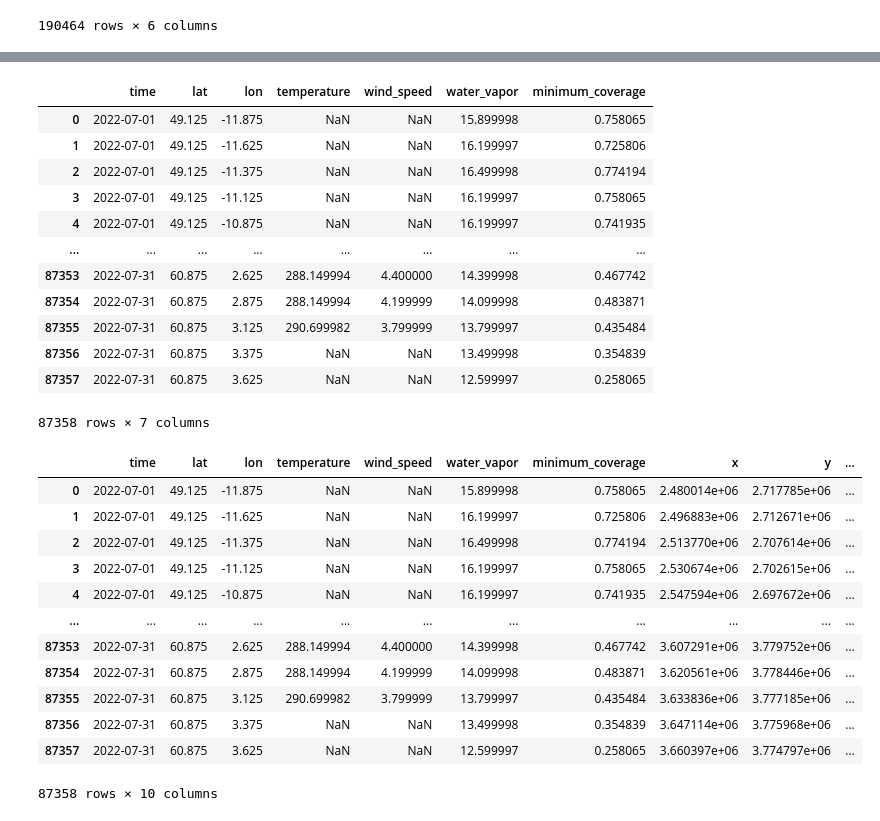
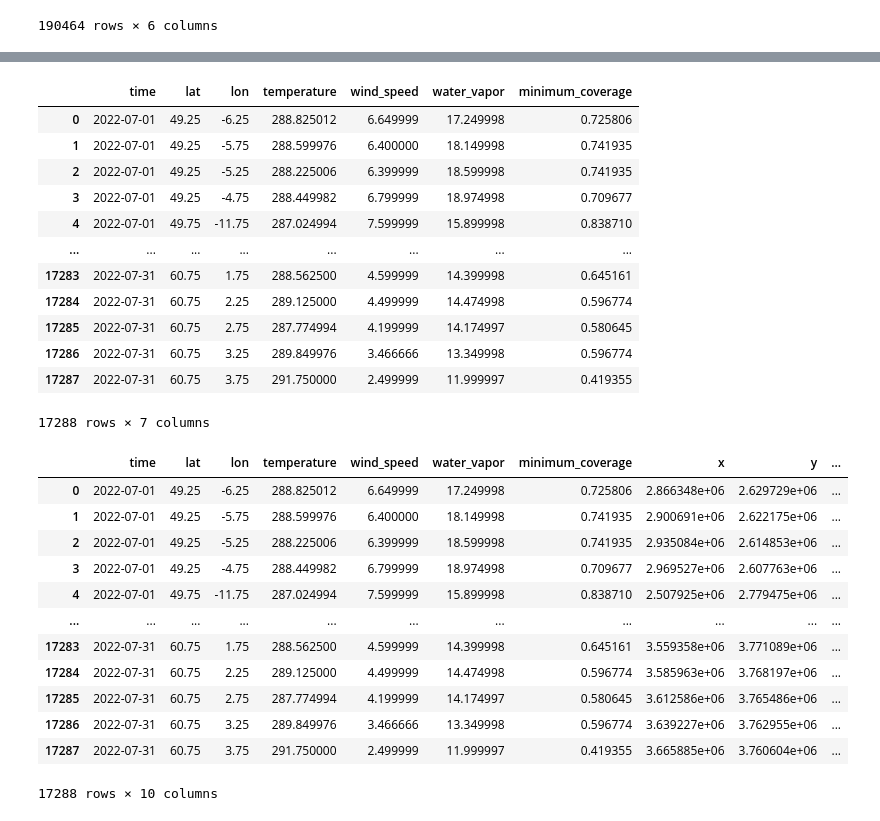
Before and after one commit to robertyav/multivariateproject2, a Jupyter notebook: July_GreatBritain_CN.ipynb, the cells around one changed output, grey strips where cells are left out. Cells and saved outputs as stored; diff of their text form; code cells hidden in the pictures.

```diff
--- a/July_GreatBritain_CN.ipynb
+++ b/July_GreatBritain_CN.ipynb
@@ -74,3 +74,34 @@ points_month = (
         }
     )
 )
+# %%
+coarse_data = (
+    month_data
+    .coarsen(
+        lat=2,
+        lon=2,
+        boundary="trim"
+    )
+    .mean()
+)
+
+points_coarse = (
+    coarse_data
+    .to_dataframe()
+    .reset_index()
+    .rename(
+        columns={
+            "sea_surface_temperature": "temperature"
+        }
+    )
+    .dropna(
+        subset=[
+            "temperature",
+            "wind_speed",
+            "water_vapor"
+        ]
+    )
+)
+
+print("Original observations:", len(points_month))
+print("Coarsened observations:", len(points_coarse))
@@ -100,7 +150,7 @@ model_variables = [
 n_time_records = month_data.sizes["time"]
 
 coverage = (
-    month_points
+    points_coarse
     .groupby(["lat", "lon"])[model_variables]
     .count()
     / n_time_records
@@ -257,20 +291,20 @@ points_month
 # %%
-cleaned = points_month.merge(eligible_coords[["lat", "lon", "minimum_coverage"]], how="inner", on=["lat", "lon"])
+cleaned = points_coarse.merge(eligible_coords[["lat", "lon", "minimum_coverage"]], how="inner", on=["lat", "lon"])
 cleaned
 # %% [output]
 |  | time | lat | lon | temperature | wind_speed | water_vapor | minimum_coverage |
-| 0 | 2022-07-01 | 49.125 | -11.875 | NaN | NaN | 15.899998 | 0.758065 |
-| 1 | 2022-07-01 | 49.125 | -11.625 | NaN | NaN | 16.199997 | 0.725806 |
-| 2 | 2022-07-01 | 49.125 | -11.375 | NaN | NaN | 16.499998 | 0.774194 |
-| 3 | 2022-07-01 | 49.125 | -11.125 | NaN | NaN | 16.199997 | 0.758065 |
-| 4 | 2022-07-01 | 49.125 | -10.875 | NaN | NaN | 16.199997 | 0.741935 |
+| 0 | 2022-07-01 | 49.25 | -6.25 | 288.825012 | 6.649999 | 17.249998 | 0.725806 |
+| 1 | 2022-07-01 | 49.25 | -5.75 | 288.599976 | 6.400000 | 18.149998 | 0.741935 |
+| 2 | 2022-07-01 | 49.25 | -5.25 | 288.225006 | 6.399999 | 18.599998 | 0.741935 |
+| 3 | 2022-07-01 | 49.25 | -4.75 | 288.449982 | 6.799999 | 18.974998 | 0.709677 |
+| 4 | 2022-07-01 | 49.75 | -11.75 | 287.024994 | 7.599999 | 15.899998 | 0.838710 |
 | ... | ... | ... | ... | ... | ... | ... | ... |
-| 87353 | 2022-07-31 | 60.875 | 2.625 | 288.149994 | 4.400000 | 14.399998 | 0.467742 |
-| 87354 | 2022-07-31 | 60.875 | 2.875 | 288.149994 | 4.199999 | 14.099998 | 0.483871 |
-| 87355 | 2022-07-31 | 60.875 | 3.125 | 290.699982 | 3.799999 | 13.799997 | 0.435484 |
-| 87356 | 2022-07-31 | 60.875 | 3.375 | NaN | NaN | 13.499998 | 0.354839 |
-| 87357 | 2022-07-31 | 60.875 | 3.625 | NaN | NaN | 12.599997 | 0.258065 |
+| 17283 | 2022-07-31 | 60.75 | 1.75 | 288.562500 | 4.599999 | 14.399998 | 0.645161 |
+| 17284 | 2022-07-31 | 60.75 | 2.25 | 289.125000 | 4.499999 | 14.474998 | 0.596774 |
+| 17285 | 2022-07-31 | 60.75 | 2.75 | 287.774994 | 4.199999 | 14.174997 | 0.580645 |
+| 17286 | 2022-07-31 | 60.75 | 3.25 | 289.849976 | 3.466666 | 13.349998 | 0.596774 |
+| 17287 | 2022-07-31 | 60.75 | 3.75 | 291.750000 | 2.499999 | 11.999997 | 0.419355 |
-87358 rows × 7 columns
+17288 rows × 7 columns
 # %%
 from pyproj import Transformer
 
@@ -293,15 +327,15 @@ cleaned["time_days"] = (
 cleaned
 # %% [output]
 |  | time | lat | lon | temperature | wind_speed | water_vapor | minimum_coverage | x | y | ... |
-| 0 | 2022-07-01 | 49.125 | -11.875 | NaN | NaN | 15.899998 | 0.758065 | 2.480014e+06 | 2.717785e+06 | ... |
-| 1 | 2022-07-01 | 49.125 | -11.625 | NaN | NaN | 16.199997 | 0.725806 | 2.496883e+06 | 2.712671e+06 | ... |
-| 2 | 2022-07-01 | 49.125 | -11.375 | NaN | NaN | 16.499998 | 0.774194 | 2.513770e+06 | 2.707614e+06 | ... |
-| 3 | 2022-07-01 | 49.125 | -11.125 | NaN | NaN | 16.199997 | 0.758065 | 2.530674e+06 | 2.702615e+06 | ... |
-| 4 | 2022-07-01 | 49.125 | -10.875 | NaN | NaN | 16.199997 | 0.741935 | 2.547594e+06 | 2.697672e+06 | ... |
+| 0 | 2022-07-01 | 49.25 | -6.25 | 288.825012 | 6.649999 | 17.249998 | 0.725806 | 2.866348e+06 | 2.629729e+06 | ... |
+| 1 | 2022-07-01 | 49.25 | -5.75 | 288.599976 | 6.400000 | 18.149998 | 0.741935 | 2.900691e+06 | 2.622175e+06 | ... |
+| 2 | 2022-07-01 | 49.25 | -5.25 | 288.225006 | 6.399999 | 18.599998 | 0.741935 | 2.935084e+06 | 2.614853e+06 | ... |
+| 3 | 2022-07-01 | 49.25 | -4.75 | 288.449982 | 6.799999 | 18.974998 | 0.709677 | 2.969527e+06 | 2.607763e+06 | ... |
+| 4 | 2022-07-01 | 49.75 | -11.75 | 287.024994 | 7.599999 | 15.899998 | 0.838710 | 2.507925e+06 | 2.779475e+06 | ... |
 | ... | ... | ... | ... | ... | ... | ... | ... | ... | ... | ... |
-| 87353 | 2022-07-31 | 60.875 | 2.625 | 288.149994 | 4.400000 | 14.399998 | 0.467742 | 3.607291e+06 | 3.779752e+06 | ... |
-| 87354 | 2022-07-31 | 60.875 | 2.875 | 288.149994 | 4.199999 | 14.099998 | 0.483871 | 3.620561e+06 | 3.778446e+06 | ... |
-| 87355 | 2022-07-31 | 60.875 | 3.125 | 290.699982 | 3.799999 | 13.799997 | 0.435484 | 3.633836e+06 | 3.777185e+06 | ... |
-| 87356 | 2022-07-31 | 60.875 | 3.375 | NaN | NaN | 13.499998 | 0.354839 | 3.647114e+06 | 3.775968e+06 | ... |
-| 87357 | 2022-07-31 | 60.875 | 3.625 | NaN | NaN | 12.599997 | 0.258065 | 3.660397e+06 | 3.774797e+06 | ... |
+| 17283 | 2022-07-31 | 60.75 | 1.75 | 288.562500 | 4.599999 | 14.399998 | 0.645161 | 3.559358e+06 | 3.771089e+06 | ... |
+| 17284 | 2022-07-31 | 60.75 | 2.25 | 289.125000 | 4.499999 | 14.474998 | 0.596774 | 3.585963e+06 | 3.768197e+06 | ... |
+| 17285 | 2022-07-31 | 60.75 | 2.75 | 287.774994 | 4.199999 | 14.174997 | 0.580645 | 3.612586e+06 | 3.765486e+06 | ... |
+| 17286 | 2022-07-31 | 60.75 | 3.25 | 289.849976 | 3.466666 | 13.349998 | 0.596774 | 3.639227e+06 | 3.762955e+06 | ... |
+| 17287 | 2022-07-31 | 60.75 | 3.75 | 291.750000 | 2.499999 | 11.999997 | 0.419355 | 3.665885e+06 | 3.760604e+06 | ... |
-87358 rows × 10 columns
+17288 rows × 10 columns
```
Also changed, not shown: parts of 18 cells of this notebook.
